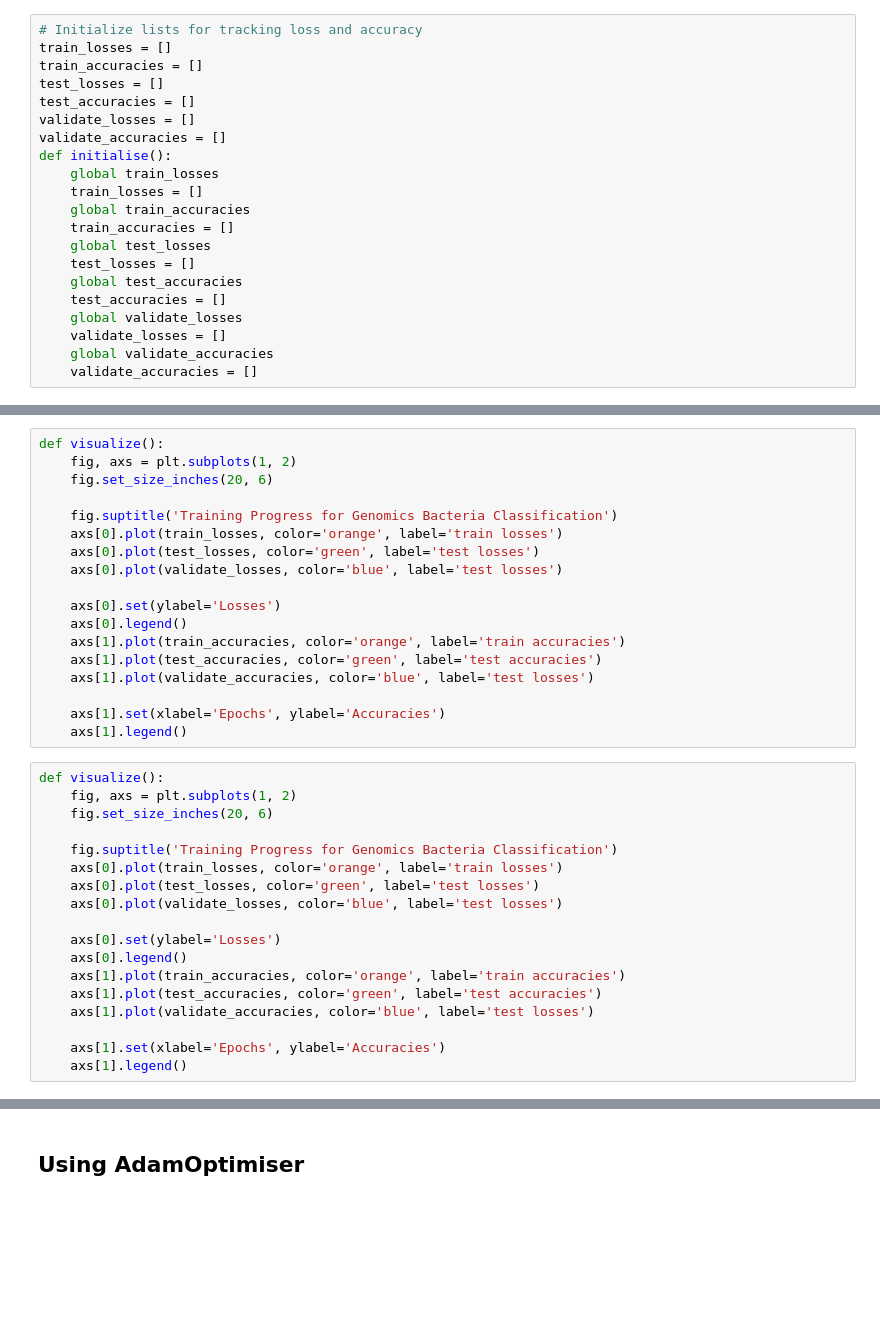
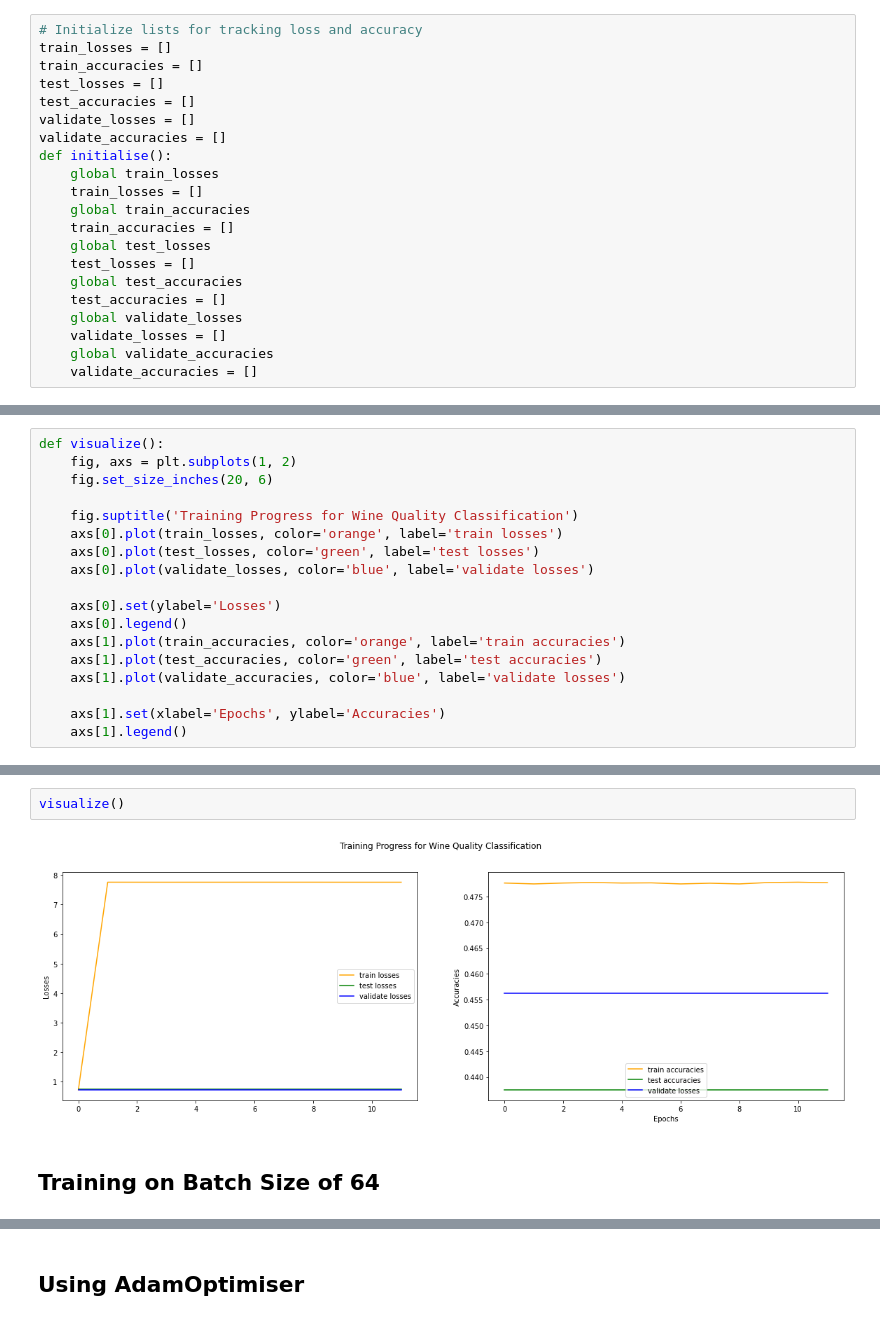
Before and after one commit to ReemS3/ANN, a Jupyter notebook: HW4/hw4.ipynb, the cells around one changed output, grey strips where cells are left out. Drawn from its saved outputs; the diff is of its cells as text; blank space fills up the shorter version.

```diff
--- a/HW4/hw4.ipynb
+++ b/HW4/hw4.ipynb
@@ -282,34 +362,16 @@ def visualize():
     fig, axs = plt.subplots(1, 2)
     fig.set_size_inches(20, 6)
 
-    fig.suptitle('Training Progress for Genomics Bacteria Classification')
+    fig.suptitle('Training Progress for Wine Quality Classification')
     axs[0].plot(train_losses, color='orange', label='train losses')
     axs[0].plot(test_losses, color='green', label='test losses')
-    axs[0].plot(validate_losses, color='blue', label='test losses')
+    axs[0].plot(validate_losses, color='blue', label='validate losses')
 
     axs[0].set(ylabel='Losses')
     axs[0].legend()
     axs[1].plot(train_accuracies, color='orange', label='train accuracies')
     axs[1].plot(test_accuracies, color='green', label='test accuracies')
-    axs[1].plot(validate_accuracies, color='blue', label='test losses')
+    axs[1].plot(validate_accuracies, color='blue', label='validate losses')
 
     axs[1].set(xlabel='Epochs', ylabel='Accuracies')
     axs[1].legend()
-# %%
-def visualize():
-    fig, axs = plt.subplots(1, 2)
-    fig.set_size_inches(20, 6)
-
-    fig.suptitle('Training Progress for Genomics Bacteria Classification')
-    axs[0].plot(train_losses, color='orange', label='train losses')
-    axs[0].plot(test_losses, color='green', label='test losses')
-    axs[0].plot(validate_losses, color='blue', label='test losses')
-
-    axs[0].set(ylabel='Losses')
-    axs[0].legend()
-    axs[1].plot(train_accuracies, color='orange', label='train accuracies')
-    axs[1].plot(test_accuracies, color='green', label='test accuracies')
-    axs[1].plot(validate_accuracies, color='blue', label='test losses')
-
-    axs[1].set(xlabel='Epochs', ylabel='Accuracies')
-    axs[1].legend()
@@ -315,0 +424,6 @@ def visualize():
+# %%
+visualize()
+# %% [output]
+[figure, added]
+# %% [markdown]
+## Training on Batch Size of 64
```
Also changed, not shown: parts of 55 cells of this notebook.
